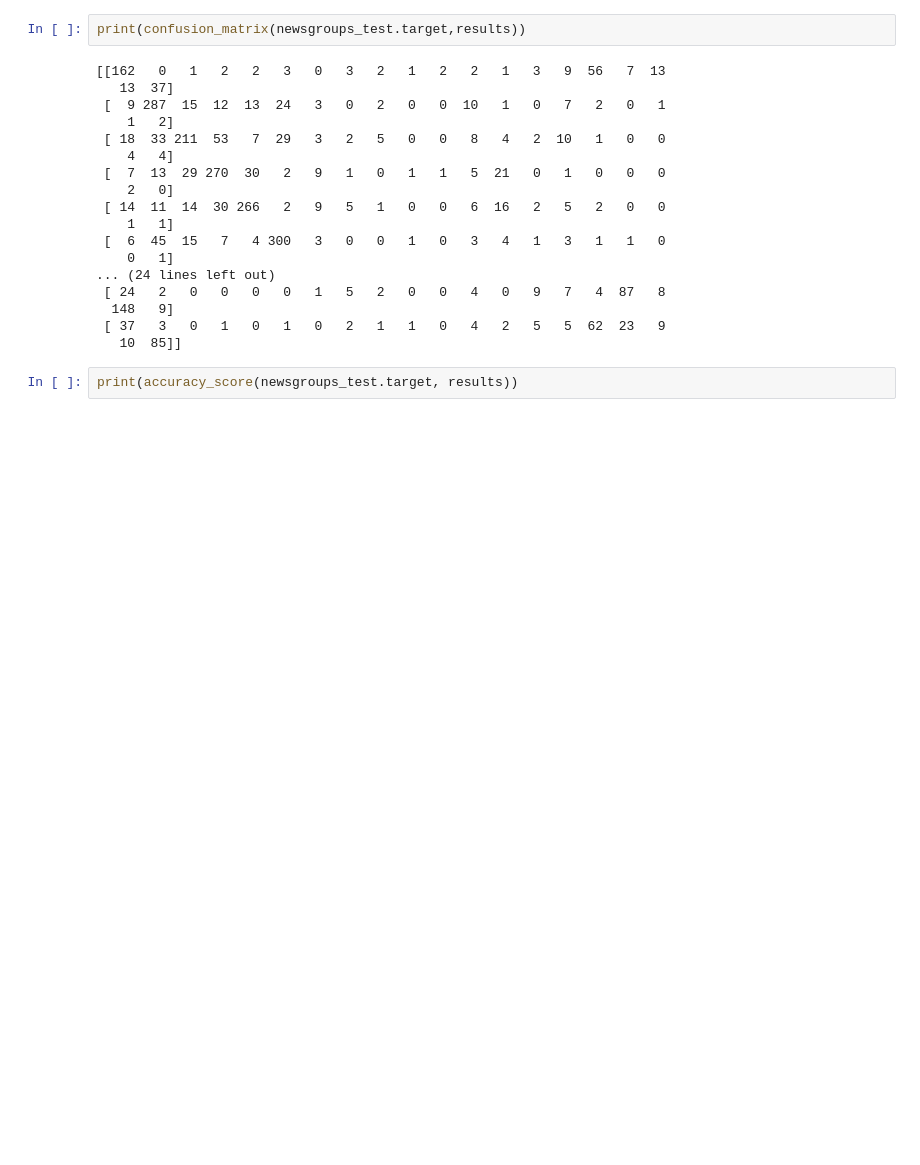
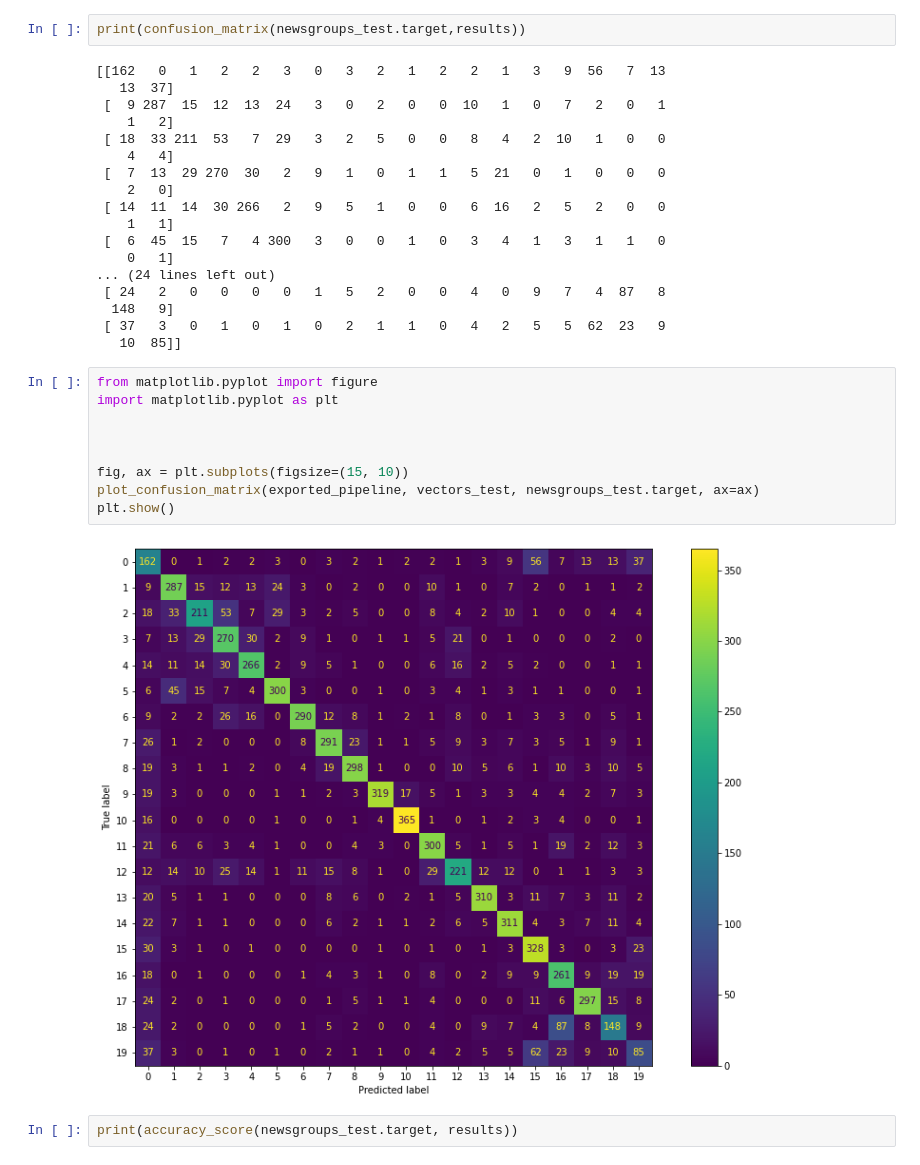
Before and after one commit to Ouassim-Kiassa/ML_EX3_test, a Jupyter notebook: validate_ml.ipynb, the cells around one changed output. Cells and saved outputs as stored; diff of their text form; blank space fills up the shorter version.

```diff
--- a/validate_ml.ipynb
+++ b/validate_ml.ipynb
@@ -80,6 +82,17 @@ print(confusion_matrix(newsgroups_test.target,results))
   148   9]
  [ 37   3   0   1   0   1   0   2   1   1   0   4   2   5   5  62  23   9
    10  85]]
+# %%
+from matplotlib.pyplot import figure
+import matplotlib.pyplot as plt
+
+
+
+fig, ax = plt.subplots(figsize=(15, 10))
+plot_confusion_matrix(exported_pipeline, vectors_test, newsgroups_test.target, ax=ax)
+plt.show()
+# %% [output]
+[figure, added]
 # %%
 print(accuracy_score(newsgroups_test.target, results))
 # %% [output]
```
Also changed, not shown: parts of 3 cells of this notebook.
